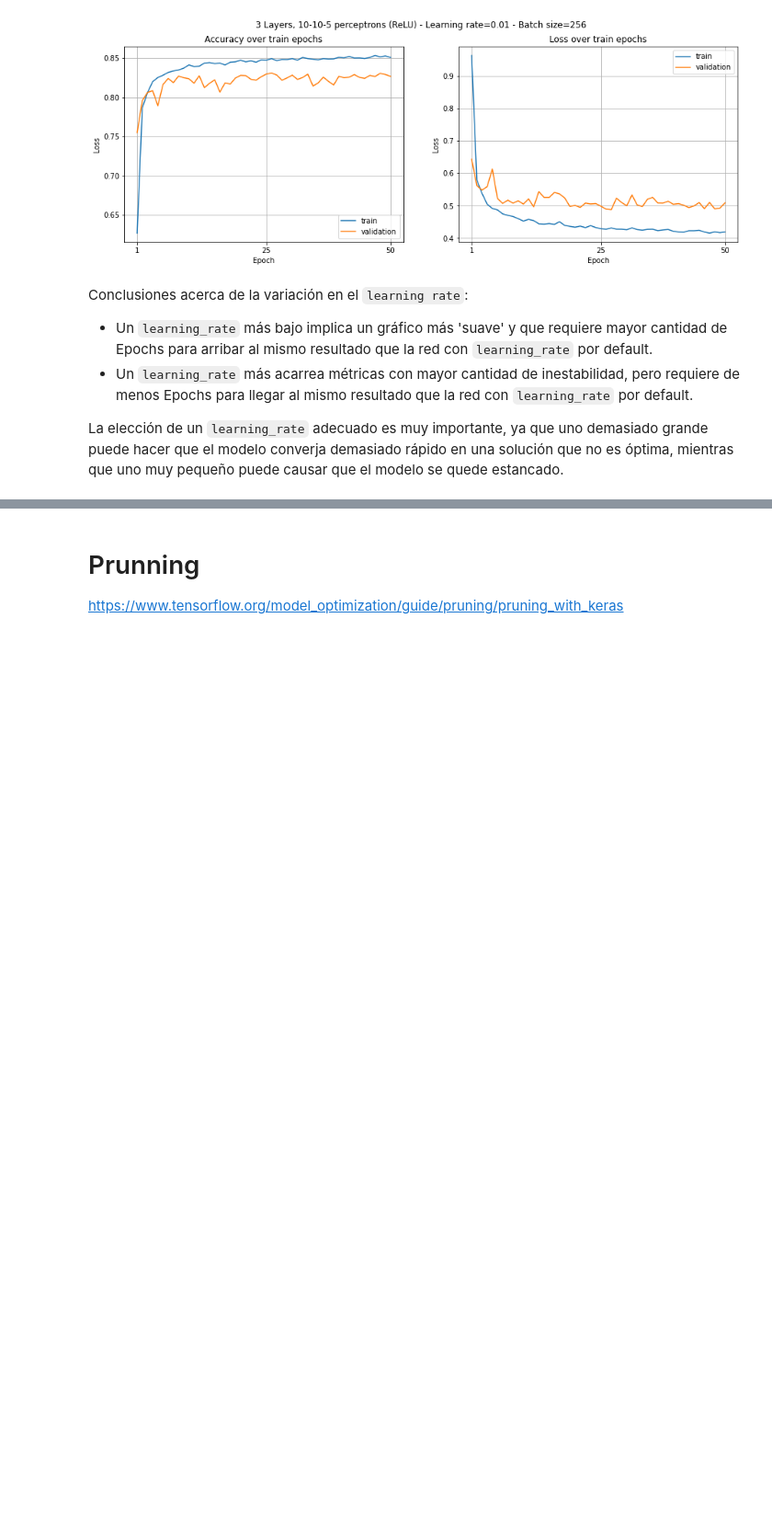
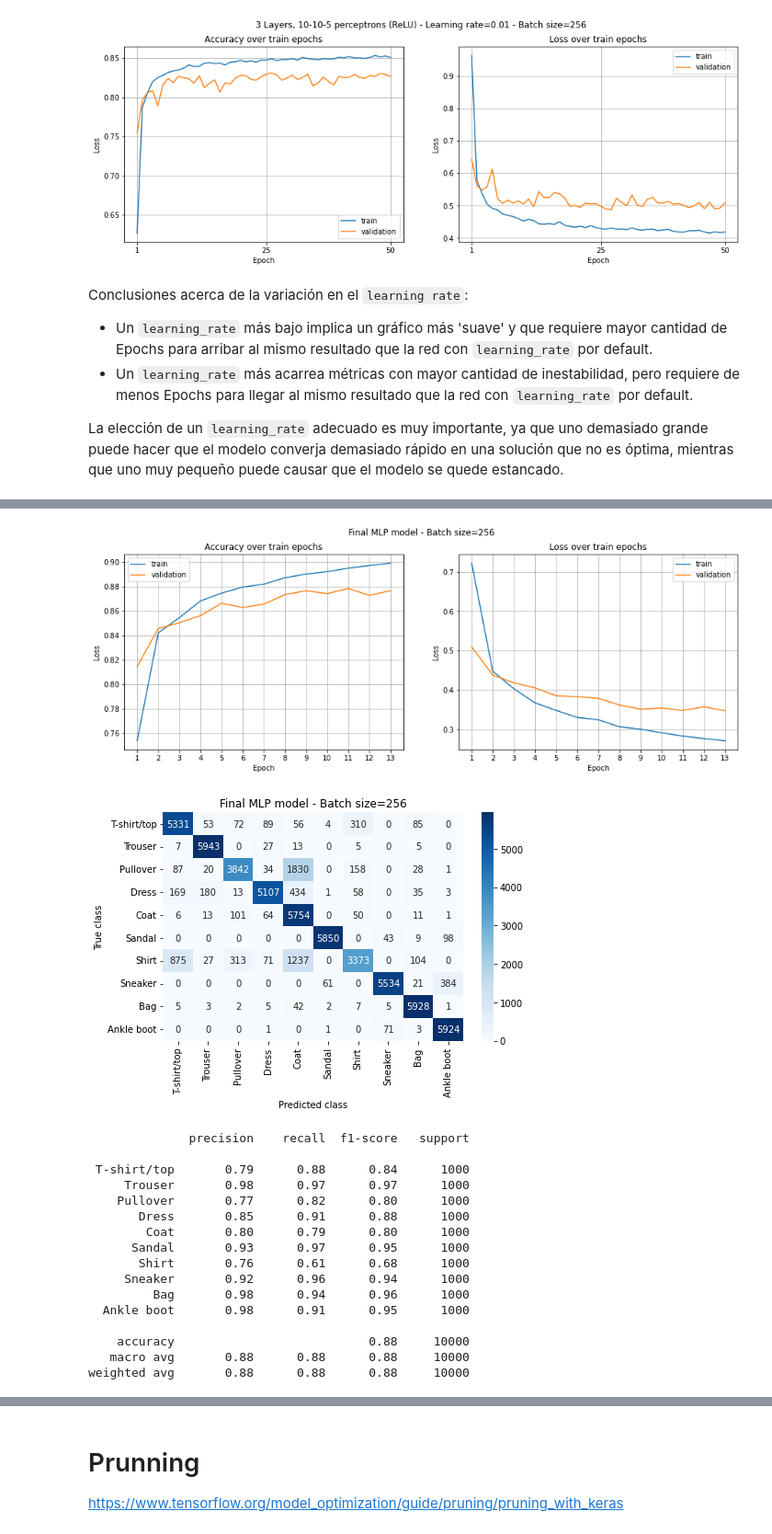
Before and after one commit to Ganymede23/UCSE-TP-ML-2022, a Jupyter notebook: tp3_fashion_mnist.ipynb, the cells around one changed output, grey strips where cells are left out. Shown at 92% size. Cells and saved outputs as stored; diff of their text form; code cells hidden in the pictures; blank space fills up the shorter version.

```diff
--- a/tp3_fashion_mnist.ipynb
+++ b/tp3_fashion_mnist.ipynb
@@ -1499 +1709,28 @@ La elección de un `learning_rate` adecuado es muy importante, ya que uno demasi
+# %%
+plot_model(mlp_final_fit_e13, epochs=13, loss=True,
+    title="Final MLP model - Batch size=256", subtitle_1='Accuracy over train epochs', subtitle_2='Loss over train epochs')
+
+plot_cm(mlp_final, title="Final MLP model - Batch size=256")
+
+y_pred = mlp_final.predict(X_test)
+print(classification_report(Y_test, np.argmax(y_pred, axis=1), labels=LABELS, target_names=LABELS_TEXT))
+# %% [output]
+[figure, added]
+[figure, added]
+              precision    recall  f1-score   support
+
+ T-shirt/top       0.79      0.88      0.84      1000
+     Trouser       0.98      0.97      0.97      1000
+    Pullover       0.77      0.82      0.80      1000
+       Dress       0.85      0.91      0.88      1000
+        Coat       0.80      0.79      0.80      1000
+      Sandal       0.93      0.97      0.95      1000
+       Shirt       0.76      0.61      0.68      1000
+     Sneaker       0.92      0.96      0.94      1000
+         Bag       0.98      0.94      0.96      1000
+  Ankle boot       0.98      0.91      0.95      1000
+
+    accuracy                           0.88     10000
+   macro avg       0.88      0.88      0.88     10000
+weighted avg       0.88      0.88      0.88     10000
 # %% [markdown]
```
Also changed, not shown: parts of 136 cells of this notebook.
